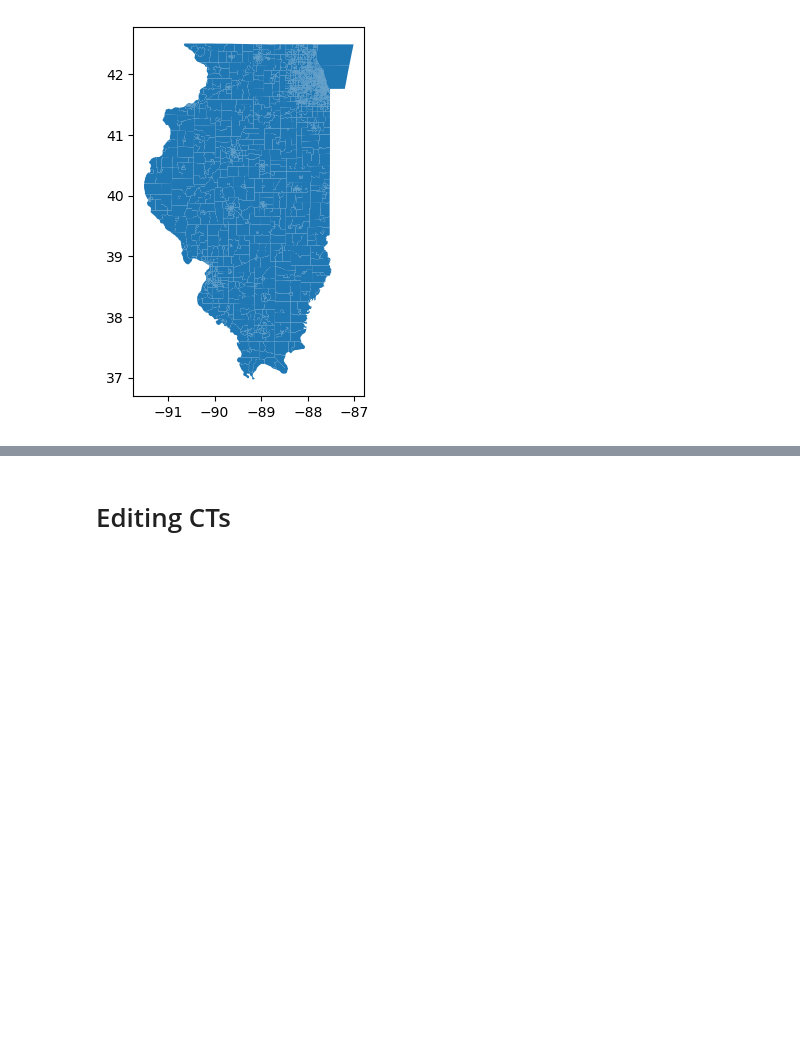
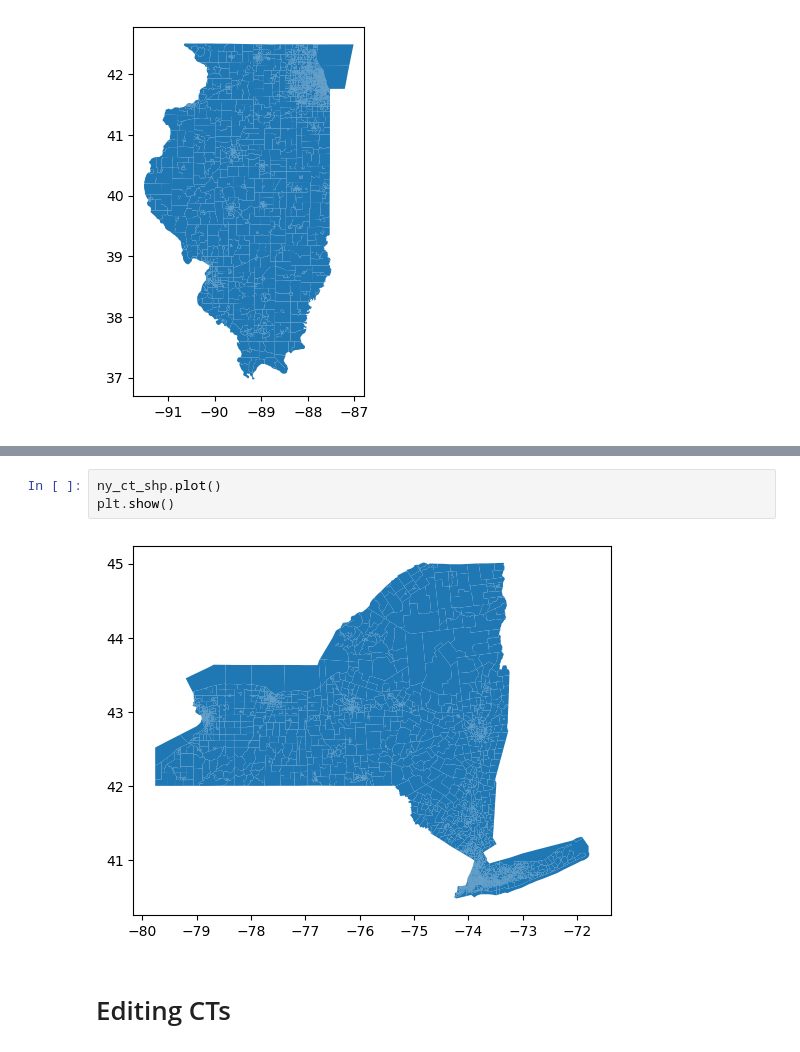
Before and after one commit to cjsyzwsh/economic_growth_usa, a Jupyter notebook: src/02_intermediate/inter_03_combine_econ_and_shapefiles.ipynb, the cells around one changed output, grey strips where cells are left out. Drawn from its saved outputs; the diff is of its cells as text; blank space fills up the shorter version.

```diff
--- a/src/02_intermediate/inter_03_combine_econ_and_shapefiles.ipynb
+++ b/src/02_intermediate/inter_03_combine_econ_and_shapefiles.ipynb
@@ -79,3 +73,8 @@ plt.show()
+# %%
+ny_ct_shp.plot()
+plt.show()
+# %% [output]
+[figure, added]
 # %% [markdown]
 # Editing CTs
 # %%
```
Also changed, not shown: parts of 21 cells of this notebook, 36 other files.
